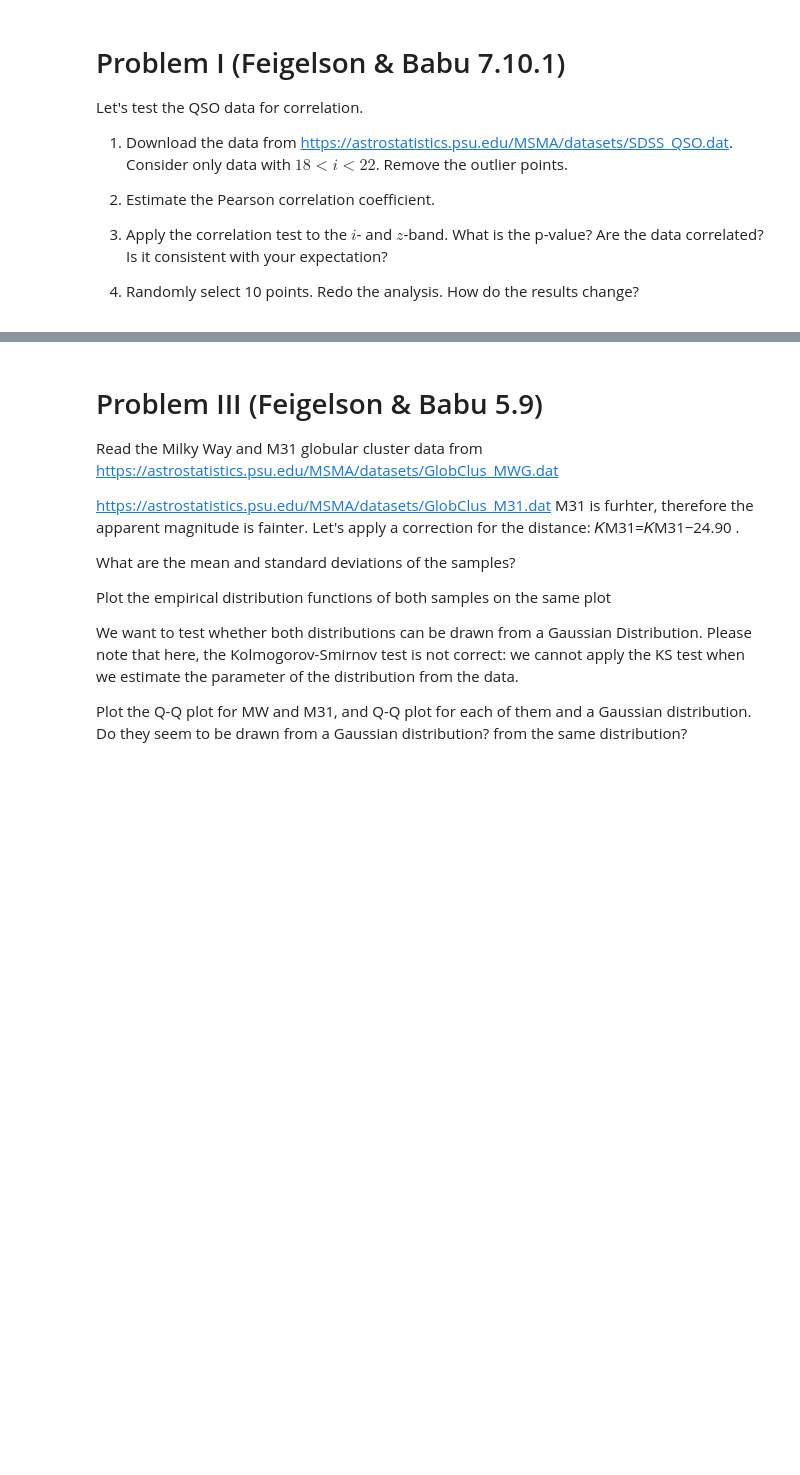
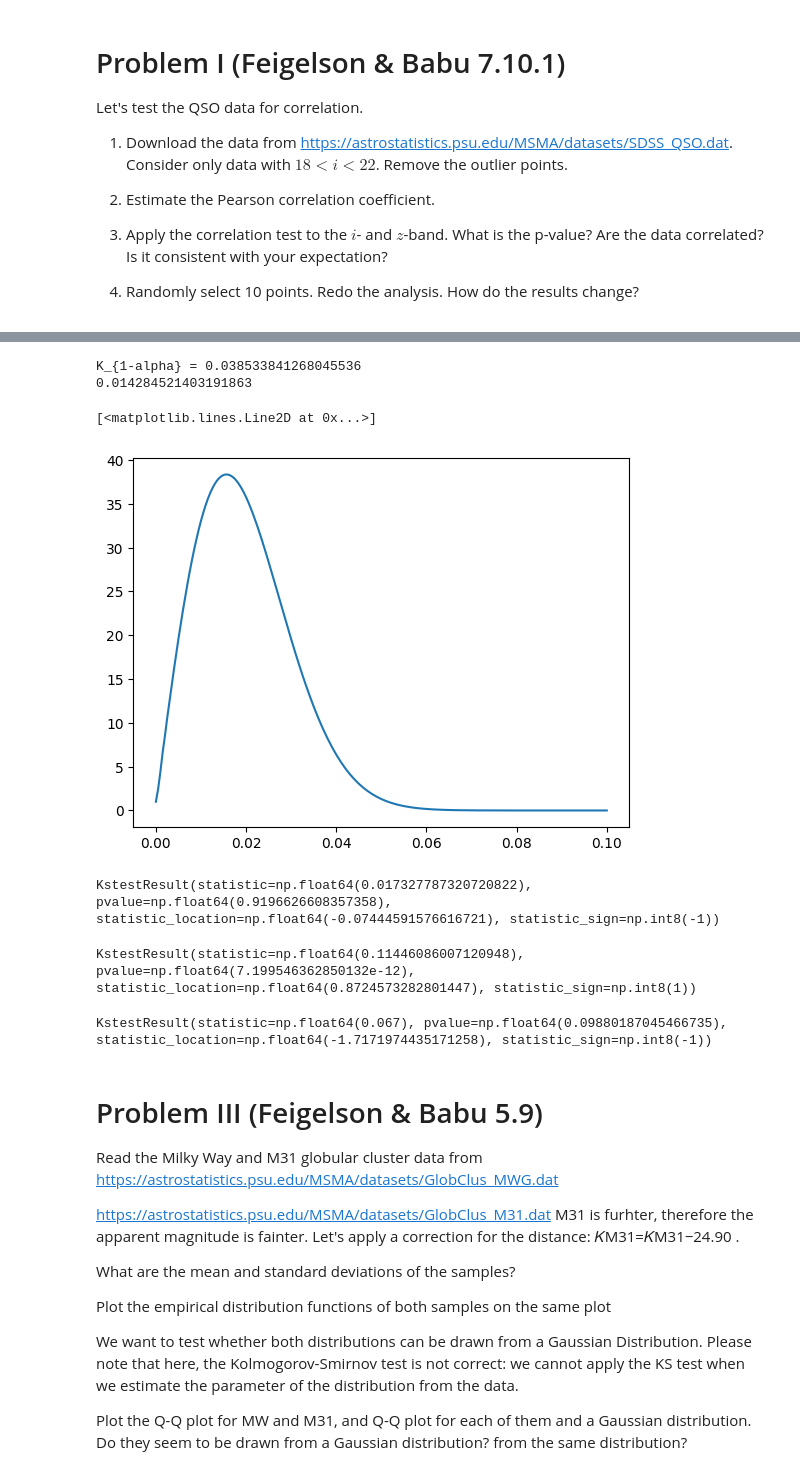
Before and after one commit to blhuillier/2025B_AstroDataAnalysis, a Jupyter notebook: Notebooks/Chap_6_hypothesis_exercise.ipynb, the cells around one changed output, grey strips where cells are left out. Drawn from its saved outputs; the diff is of its cells as text; code cells hidden in the pictures; blank space fills up the shorter version.

```diff
--- a/Notebooks/Chap_6_hypothesis_exercise.ipynb
+++ b/Notebooks/Chap_6_hypothesis_exercise.ipynb
@@ -34,0 +100,43 @@ Can $X_1$ have been drawn from a $\mathcal N(0.1,\sqrt{2})$?
+# %%
+# 1-sample KS test:
+
+# H0: X1 is drawn from N(0,1).
+
+alpha = 0.05
+
+
+def Fn(XX, x0):
+  """ Returns the empirical CDF of XX"""
+  NN = len(XX)
+  ECDF = np.zeros(len(x0))
+  for ii, xx in enumerate(x0):
+    ECDF[ii] = (XX<xx).sum()
+  return ECDF / NN
+
+def get_Dn(XX, dist0, x0):
+  '''
+  XX: sample of size N,
+  dist0: scipy.stat theoretical distribution
+  x0: array of values
+  '''
+
+  D_n = max(np.abs(Fn(XX, x0) - dist0.cdf(x0)))
+
+  return D_n
+
+
+K_one_minus_alpha = stats.ksone(len(X1)).ppf(1-alpha)
+print (f"K_{{1-alpha}} = {K_one_minus_alpha}")
+
+print (get_Dn(X1, dist1, x0))
+# %% [output]
+K_{1-alpha} = 0.038533841268045536
+0.014284521403191863
+# %%
+fig, ax = plt.subplots(1)
+
+x1 = np.linspace(0,0.1,num=201)
+ax.plot(x1, stats.ksone(N1).pdf(x1))
+# %% [output]
+[<matplotlib.lines.Line2D at 0x...>]
+[figure, added]
@@ -35,3 +145,26 @@ Can $X_1$ have been drawn from a $\mathcal N(0.1,\sqrt{2})$?
+# %%
+kstest = stats.ks_1samp(X1, dist1.cdf)
+print (kstest)
+# %% [output]
+KstestResult(statistic=np.float64(0.017327787320720822), pvalue=np.float64(0.9196626608357358), statistic_location=np.float64(-0.07444591576616721), statistic_sign=np.int8(-1))
+# %%
+# can X1 ~ N(0.1, sqrt{2}) ?
+
+dist3 = stats.norm(0.1, np.sqrt(2))
+kstest = stats.ks_1samp(X1, dist3.cdf)
+print (kstest)
+# %% [output]
+KstestResult(statistic=np.float64(0.11446086007120948), pvalue=np.float64(7.199546362850132e-12), statistic_location=np.float64(0.8724573282801447), statistic_sign=np.int8(1))
+# %%
+# can X1 and X2 be drawn from the same parent distribution?
+# KS 2-samples:
+
+kstest = stats.ks_2samp(X1, X2)
+print(kstest)
+
+# p-value = 0.0988 > alpha: cannot reject.
+# %% [output]
+KstestResult(statistic=np.float64(0.067), pvalue=np.float64(0.09880187045466735), statistic_location=np.float64(-1.7171974435171258), statistic_sign=np.int8(-1))
 # %% [markdown]
 # Problem III (Feigelson & Babu 5.9)
 
```
Also changed, not shown: parts of 4 cells of this notebook.
